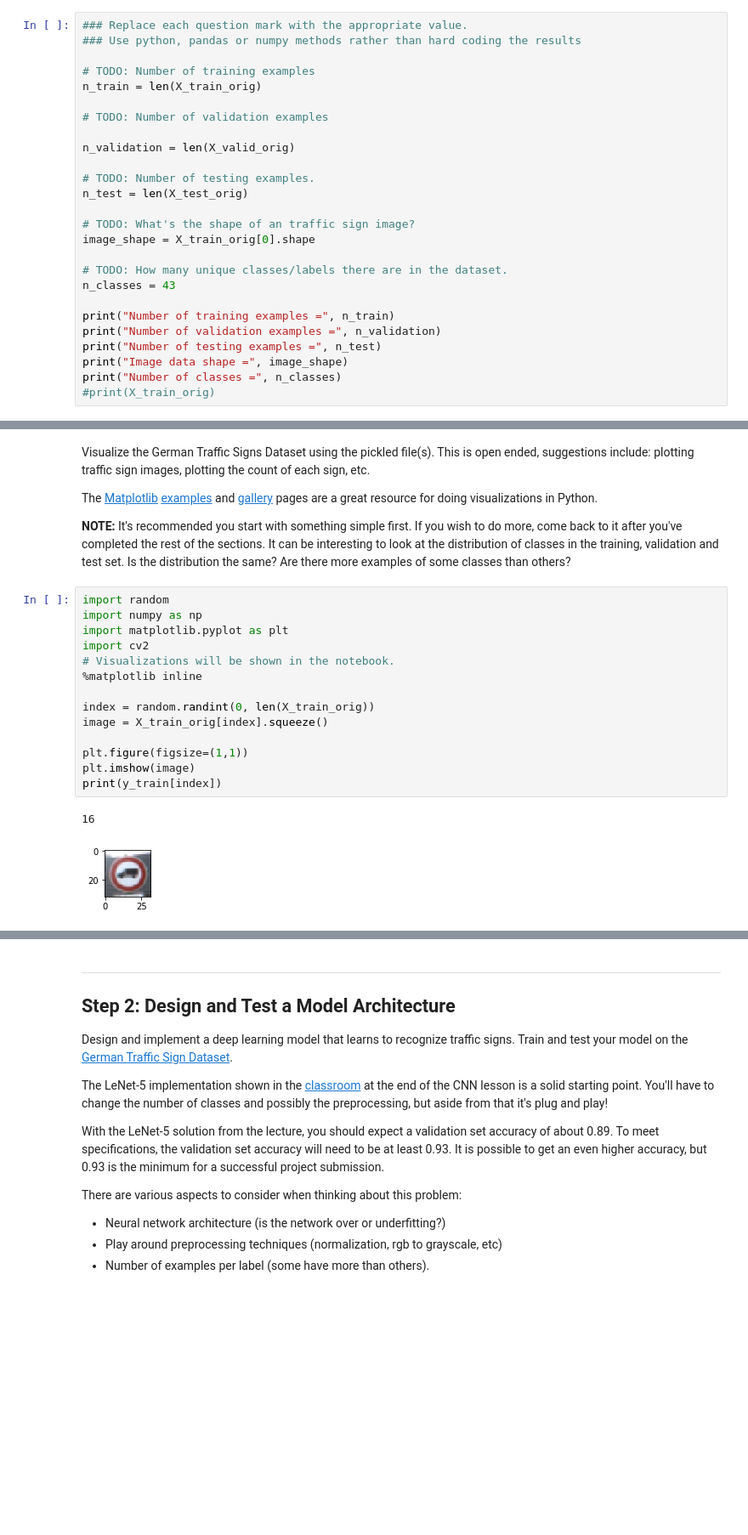
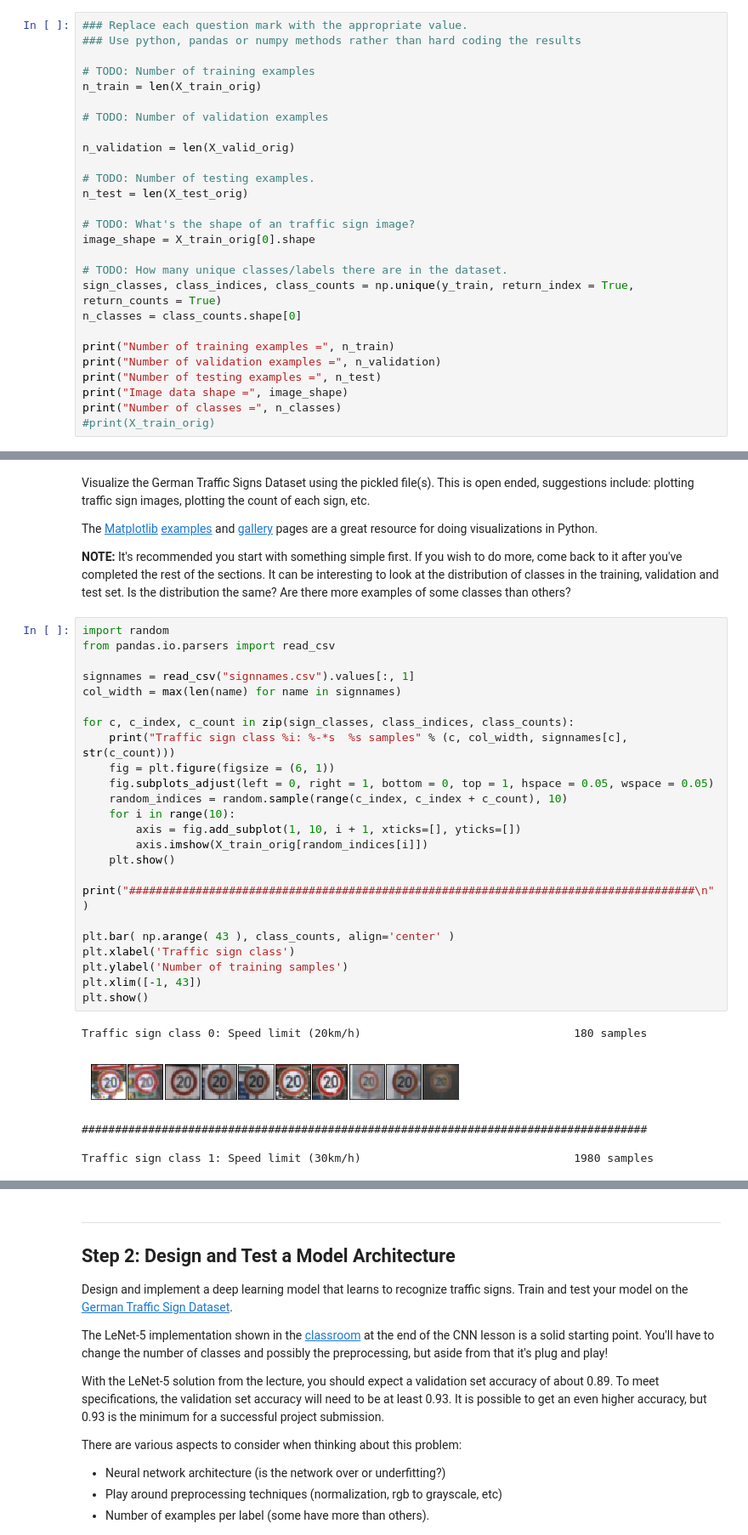
Before and after one commit to VikasPatil-GitHub/CarND-Traffic-Sign-Classifier, a Jupyter notebook: Traffic_Sign_Classifier.ipynb, the cells around one changed output, grey strips where cells are left out. Shown at 85% size. Cells and saved outputs as stored; diff of their text form; blank space fills up the shorter version.

```diff
--- a/Traffic_Sign_Classifier.ipynb
+++ b/Traffic_Sign_Classifier.ipynb
@@ -72,7 +77,8 @@ n_test = len(X_test_orig)
 image_shape = X_train_orig[0].shape
 
 # TODO: How many unique classes/labels there are in the dataset.
-n_classes = 43
+sign_classes, class_indices, class_counts = np.unique(y_train, return_index = True, return_counts = True)
+n_classes = class_counts.shape[0]
 
 print("Number of training examples =", n_train)
 print("Number of validation examples =", n_validation)
@@ -94,20 +100,32 @@ Visualize the German Traffic Signs Dataset using the pickled file(s). This is op
 The [Matplotlib](http://matplotlib.org/) [examples](http://matplotlib.org/examples/index.html) and [gallery](http://matplotlib.org/gallery.html) pages are a great resource for doing visualizations in Python.
 
 **NOTE:** It's recommended you start with something simple first. If you wish to do more, come back to it after you've completed the rest of the sections. It can be interesting to look at the distribution of classes in the training, validation and test set. Is the distribution the same? Are there more examples of some classes than others?
-# %%
-import random
-import numpy as np
-import matplotlib.pyplot as plt
-import cv2
-# Visualizations will be shown in the notebook.
-%matplotlib inline
-
-index = random.randint(0, len(X_train_orig))
-image = X_train_orig[index].squeeze()
-
-plt.figure(figsize=(1,1))
-plt.imshow(image)
-print(y_train[index])
-# %% [output]
-16
-[figure, removed]
+# %%
+import random
+from pandas.io.parsers import read_csv
+
+signnames = read_csv("signnames.csv").values[:, 1]
+col_width = max(len(name) for name in signnames)
+
+for c, c_index, c_count in zip(sign_classes, class_indices, class_counts):
+    print("Traffic sign class %i: %-*s  %s samples" % (c, col_width, signnames[c], str(c_count)))
+    fig = plt.figure(figsize = (6, 1))
+    fig.subplots_adjust(left = 0, right = 1, bottom = 0, top = 1, hspace = 0.05, wspace = 0.05)
+    random_indices = random.sample(range(c_index, c_index + c_count), 10)
+    for i in range(10):
+        axis = fig.add_subplot(1, 10, i + 1, xticks=[], yticks=[])
+        axis.imshow(X_train_orig[random_indices[i]])
+    plt.show()
+    print("#####################################################################################\n")
+
+plt.bar( np.arange( 43 ), class_counts, align='center' )
+plt.xlabel('Traffic sign class')
+plt.ylabel('Number of training samples')
+plt.xlim([-1, 43])
+plt.show()
+# %% [output]
+Traffic sign class 0: Speed limit (20km/h)                                180 samples
+[figure, added]
+#####################################################################################
+
+Traffic sign class 1: Speed limit (30km/h)                                1980 samples
```
Also changed, not shown: parts of 7 cells of this notebook.
